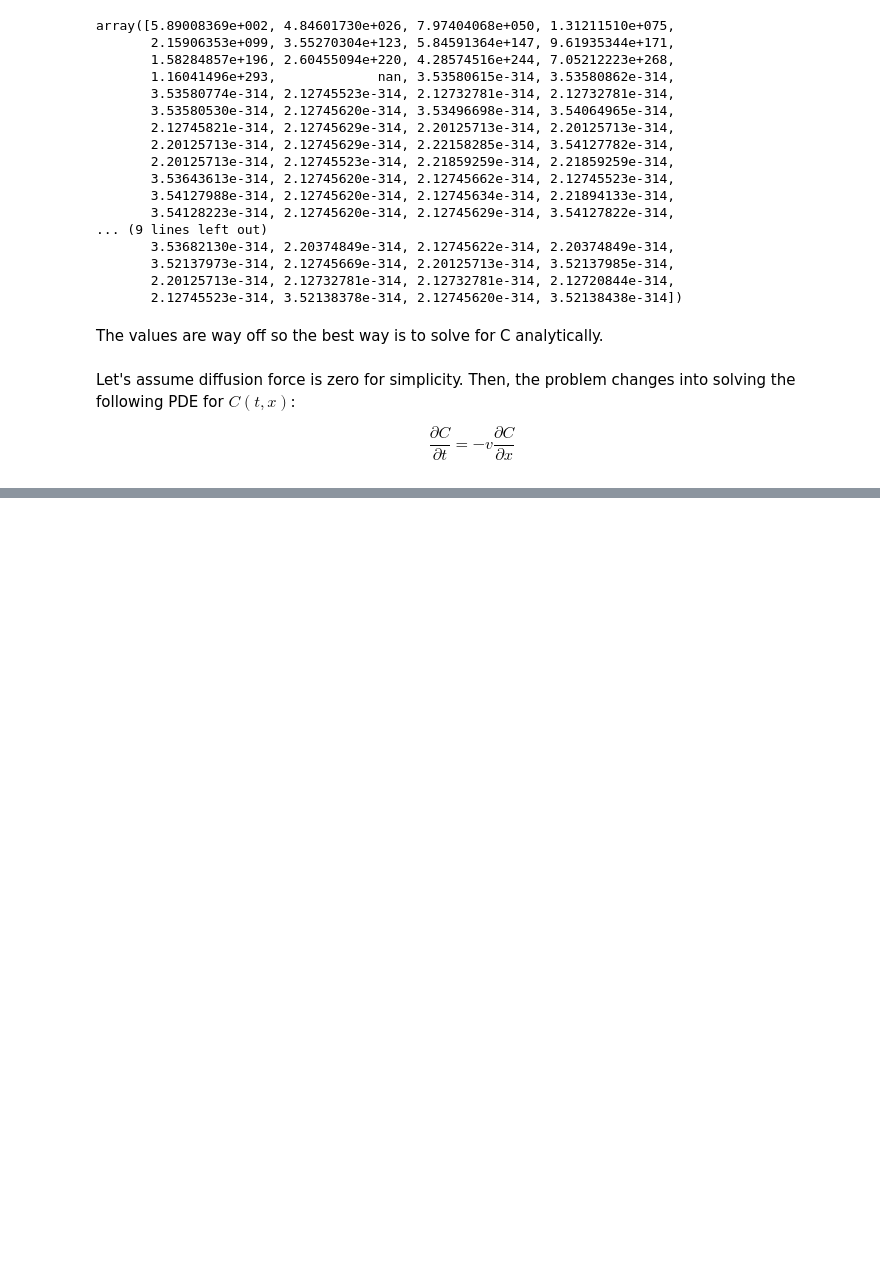
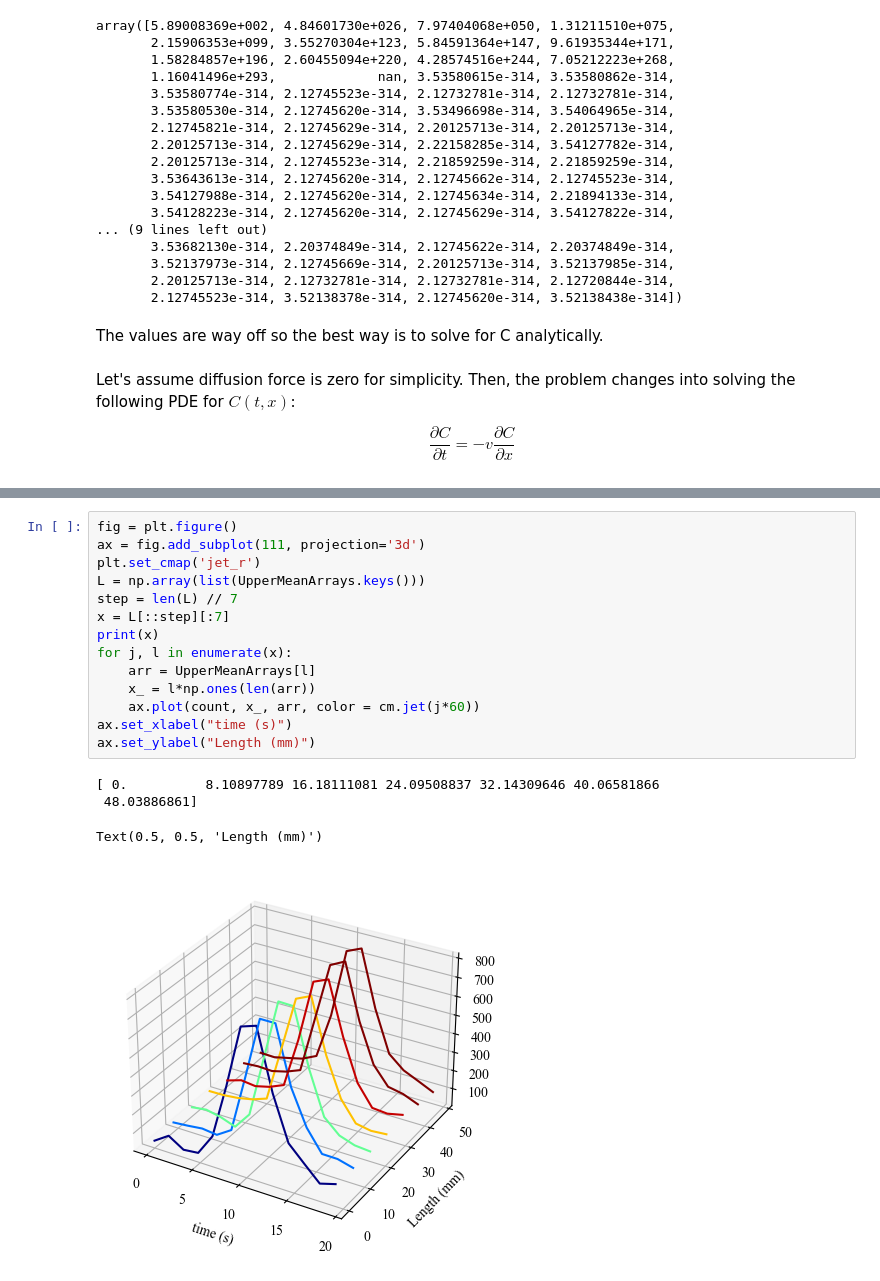
Before and after one commit to aseresti/ContrastDispersion, a Jupyter notebook: scripts/TestAutoPipeline.ipynb, the cells around one changed output, grey strips where cells are left out. Cells and saved outputs as stored; diff of their text form; blank space fills up the shorter version.

Commit message:
Add waterfall plot of the TAC along the vessel

```diff
--- a/scripts/TestAutoPipeline.ipynb
+++ b/scripts/TestAutoPipeline.ipynb
@@ -713,0 +759,19 @@ Implement a Fenics pipeline here to solve for the above PDE.
+# %%
+fig = plt.figure()
+ax = fig.add_subplot(111, projection='3d')
+plt.set_cmap('jet_r')
+L = np.array(list(UpperMeanArrays.keys()))
+step = len(L) // 7
+x = L[::step][:7]
+print(x)
+for j, l in enumerate(x):
+    arr = UpperMeanArrays[l]
+    x_ = l*np.ones(len(arr))
+    ax.plot(count, x_, arr, color = cm.jet(j*60))
+ax.set_xlabel("time (s)")
+ax.set_ylabel("Length (mm)")
+# %% [output]
+[ 0.          8.10897789 16.18111081 24.09508837 32.14309646 40.06581866
+ 48.03886861]
+Text(0.5, 0.5, 'Length (mm)')
+[figure, added]
```
Also changed, not shown: parts of 6 cells of this notebook.
